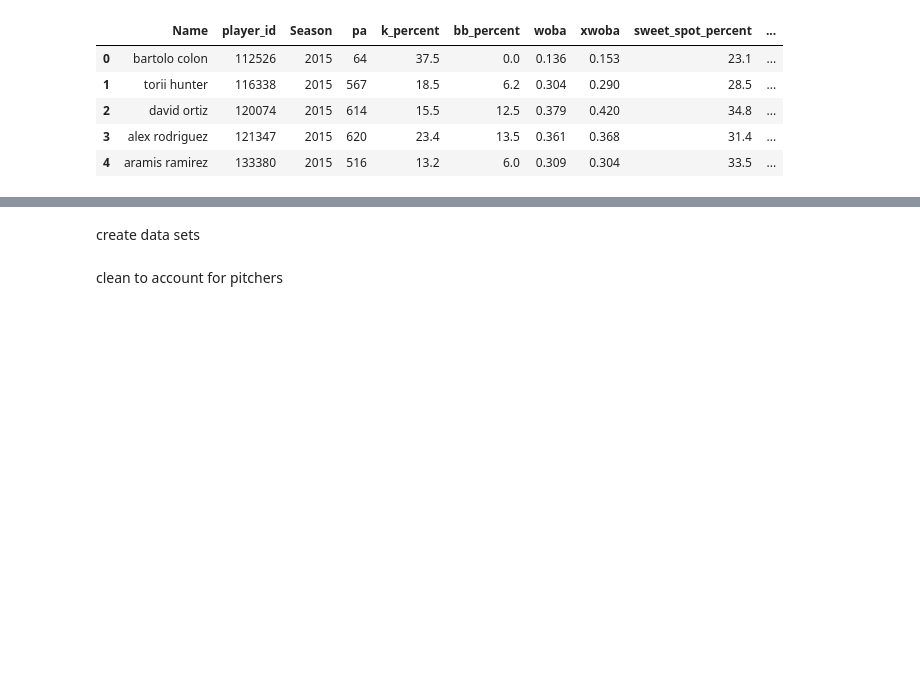
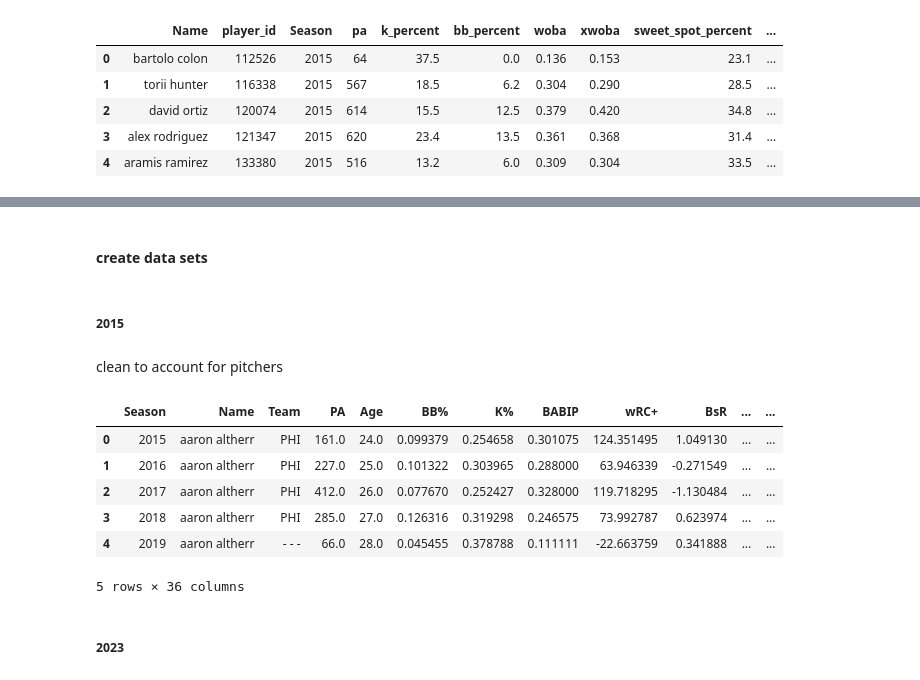
Before and after one commit to daltonlowery26/DIPS, a Jupyter notebook: data/full/clean.ipynb, the cells around one changed output, grey strips where cells are left out. Cells and saved outputs as stored; diff of their text form; code cells hidden in the pictures; blank space fills up the shorter version.

```diff
--- a/data/full/clean.ipynb
+++ b/data/full/clean.ipynb
@@ -79,7 +84,9 @@ def clean_name(name):
 fg['Name'] = fg['Name'].apply(clean_name)
 stc['Name'] = stc['Name'].apply(clean_name)
 # %% [markdown]
-create data sets
+#### create data sets
+# %% [markdown]
+##### 2015
 # %%
 fg15 = fg[fg['Season'] >= 2015]
 full_15 = fg15.merge(stc, how='outer', on=['Name', 'Season'])
@@ -87,3 +94,14 @@ full_15 = fg15.merge(stc, how='outer', on=['Name', 'Season'])
 clean to account for pitchers
 # %%
 full_15 = full_15[full_15['Team'].notna()]
+full_15.head()
+# %% [output]
+|  | Season | Name | Team | PA | Age | BB% | K% | BABIP | wRC+ | BsR | ... | ... |
+| 0 | 2015 | aaron altherr | PHI | 161.0 | 24.0 | 0.099379 | 0.254658 | 0.301075 | 124.351495 | 1.049130 | ... | ... |
+| 1 | 2016 | aaron altherr | PHI | 227.0 | 25.0 | 0.101322 | 0.303965 | 0.288000 | 63.946339 | -0.271549 | ... | ... |
+| 2 | 2017 | aaron altherr | PHI | 412.0 | 26.0 | 0.077670 | 0.252427 | 0.328000 | 119.718295 | -1.130484 | ... | ... |
+| 3 | 2018 | aaron altherr | PHI | 285.0 | 27.0 | 0.126316 | 0.319298 | 0.246575 | 73.992787 | 0.623974 | ... | ... |
+| 4 | 2019 | aaron altherr | - - - | 66.0 | 28.0 | 0.045455 | 0.378788 | 0.111111 | -22.663759 | 0.341888 | ... | ... |
+5 rows × 36 columns
+# %% [markdown]
+##### 2023
```
Also changed, not shown: parts of 9 cells of this notebook, 6 other files.
